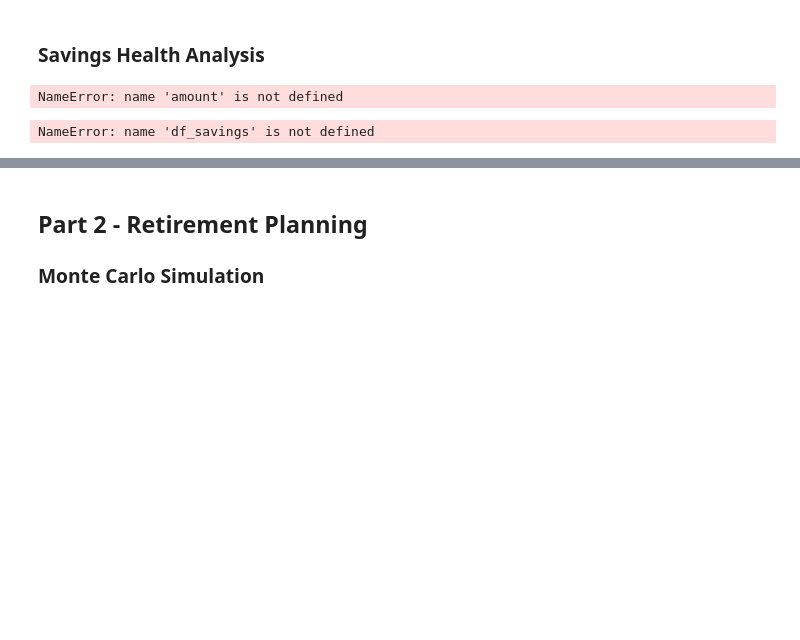
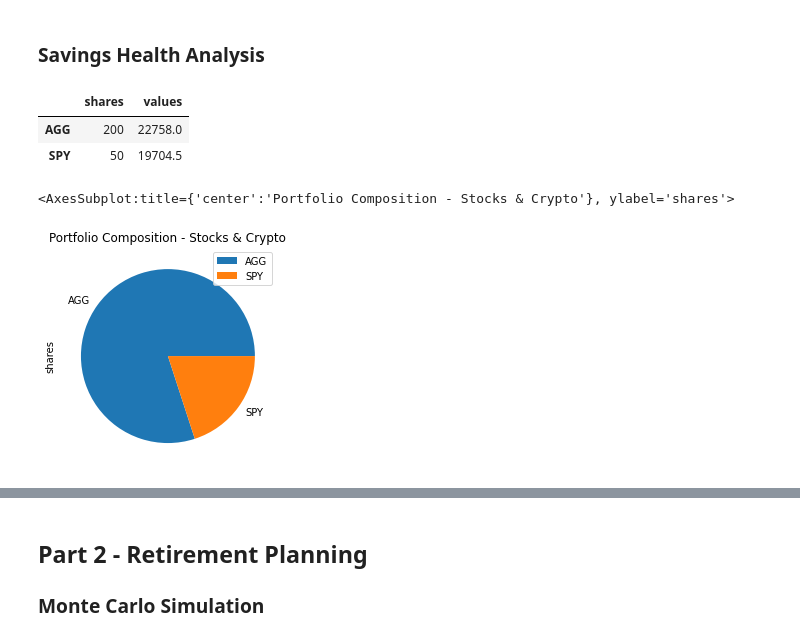
Before and after one commit to hammer888-tech/Homework-5, a Jupyter notebook: financial-planner.ipynb, the cells around one changed output, grey strips where cells are left out. Cells and saved outputs as stored; diff of their text form; code cells hidden in the pictures; blank space fills up the shorter version.

```diff
--- a/financial-planner.ipynb
+++ b/financial-planner.ipynb
@@ -137,17 +136,35 @@ The current value of your 200 AGG shares is $22758.00
 monthly_income = 12000
 
 # Create savings DataFrame
-df_savings = pd.DataFrame(shares_data, index=amount)
+df_shares['values']=[agg_value, spy_value]
 
 # Display savings DataFrame
-display(df_savings)
+df_shares
 # %% [output]
-NameError: name 'amount' is not defined
+|  | shares | values |
+| AGG | 200 | 22758.0 |
+| SPY | 50 | 19704.5 |
+# %%
+# Create Total Savings DataFrame - Crypto & Shares
+#savings_data = {
+#    "savings": [my_eth_value, my_btc_value]
+#}
+
+#crypto = my_btc_value + my_eth_value
+#shares = spy_value + agg_value
+#assets = ["crypto", "shares"]
+#savings_data = {
+    "shares": [200, 50]
+}
+
+# Display Total Savings DataFrame
+df_savings = pd.DataFrame(, index=assets)
 # %%
 # Plot savings pie chart
-df_savings.plot.pie(title="Portfolio Composition - Stocks & Crypto")
+df_savings.plot.pie(y="shares", title="Portfolio Composition - Stocks & Crypto")
 # %% [output]
-NameError: name 'df_savings' is not defined
+<AxesSubplot:title={'center':'Portfolio Composition - Stocks & Crypto'}, ylabel='shares'>
+[figure, added]
 # %%
 # Set ideal emergency fund
 emergency_fund = monthly_income * 3
```
Also changed, not shown: parts of 19 cells of this notebook.
